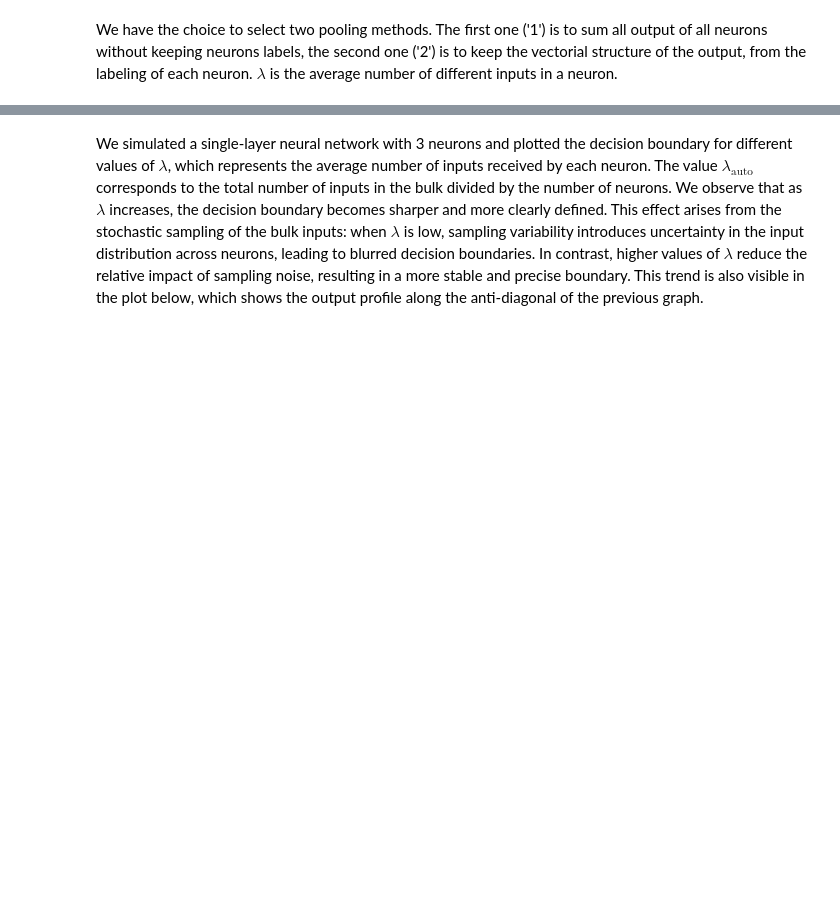
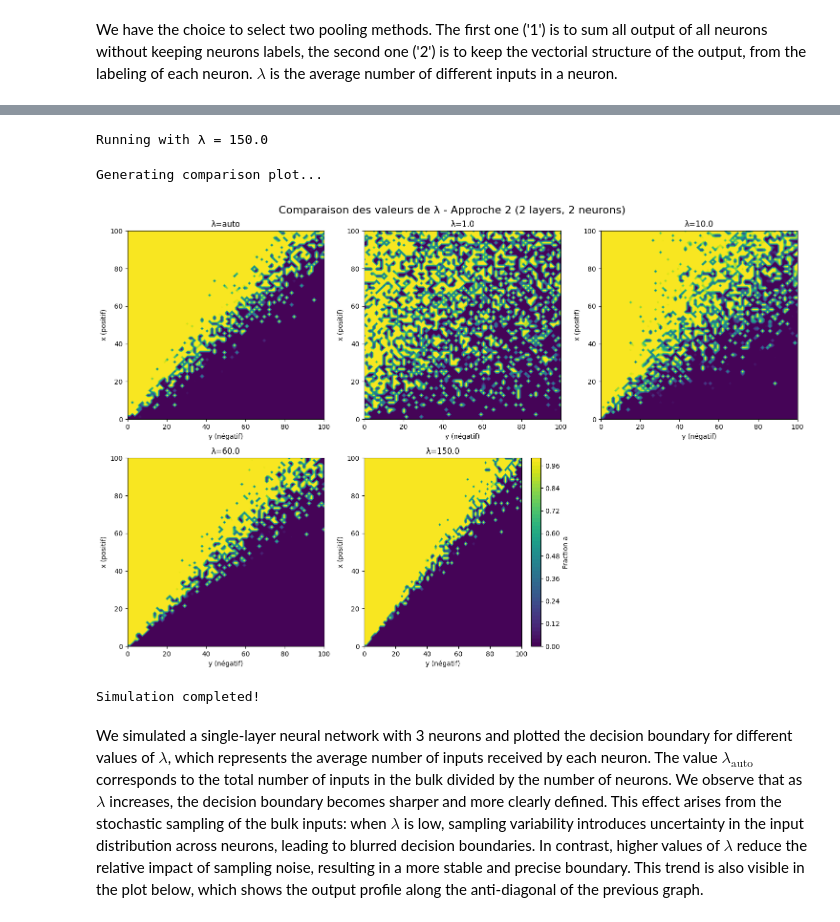
Before and after one commit to Aeronobase/Code-neural-network-with-CRNs, a Jupyter notebook: Notebook/Sym Neuron-3.Chemical neural network.ipynb, the cells around one changed output, grey strips where cells are left out. Drawn from its saved outputs; the diff is of its cells as text; code cells hidden in the pictures; blank space fills up the shorter version.

```diff
--- a/Notebook/Sym Neuron-3.Chemical neural network.ipynb
+++ b/Notebook/Sym Neuron-3.Chemical neural network.ipynb
@@ -136,0 +138,20 @@ from graphviz import Digraph
+# %%
+# Parametres globaux
+lambda_a = 1.0
+lambda_b = 1.0
+ka = 0.5
+kb = 0.5
+eta_a = 0.1
+eta_b = 0.1
+mu_ab = 0.2
+
+# Choix de l'approche: 1 = somme (approche 1), 2 = vectorielle (approche 2)
+approach = 2  # Changez ici pour switcher entre 1 ou 2
+# === SIMULATION PARAMETERS ===
+n_layers = 2          # Number of layers in the network
+n_neurons = 2          # Number of neurons per layer
+n_points = 80       # Number of points for x and y grids (50x50 = 2500 points)
+# Poids fixes pour tous les neurones
+neuron_weights = [(np.random.uniform(0.5, 1.5), np.random.uniform(0.5, 1.5))for _ in range(n_neurons)]
+# Test different lambda values
+lambda_values = [None, 1.0, 10.0, 60.0,150.0]
@@ -136,0 +240,56 @@ from graphviz import Digraph
+# %%
+# --- Main execution ---
+if __name__ == "__main__":
+
+
+
+    print(f"Testing λ values with approach {approach}")
+    print(f"Network: {n_layers} layers, {n_neurons} neurons per layer")
+    print(f"Grid: {n_points}x{n_points} points")
+    print("=" * 50)
+
+    results = {}
+
+    for lambda_val in lambda_values:
+        print(f"\nRunning with λ = {lambda_val if lambda_val is not None else 'auto'}")
+
+        # Run simulation
+        X_grid, Y_grid, Z_grid = run_simulation(n_layers, n_neurons, n_points, lambda_val)
+
+        # Store results
+        results[lambda_val] = (X_grid, Y_grid, Z_grid)
+
+    # Plot comparison
+    print("\nGenerating comparison plot...")
+
+    n_plots = len(lambda_values)
+    n_cols = math.ceil(math.sqrt(n_plots))
+    n_rows = math.ceil(n_plots / n_cols)
+
+    fig, axes = plt.subplots(n_rows, n_cols, figsize=(5 * n_cols, 5 * n_rows))
+    axes = np.atleast_1d(axes).flatten()  # toujours obtenir un tableau plat, même pour 1 subplot
+
+    for i, lambda_val in enumerate(lambda_values):
+        X_grid, Y_grid, Z_grid = results[lambda_val]
+
+        im = axes[i].contourf(Y_grid, X_grid, Z_grid, levels=50, cmap='viridis', vmin=0, vmax=1)
+
+        lambda_str = f"λ={lambda_val}" if lambda_val is not None else "λ=auto"
+        axes[i].set_title(lambda_str)
+        axes[i].set_xlabel('y (négatif)')
+        axes[i].set_ylabel('x (positif)')
+
+    # Add colorbar
+    cbar = plt.colorbar(im, ax=axes[i])
+    cbar.set_label('Fraction a', fontsize=10)
+
+    # Supprime les axes inutilisés si le nombre de subplots dépasse le nombre de lambda_values
+    for j in range(len(lambda_values), len(axes)):
+        fig.delaxes(axes[j])
+
+    plt.suptitle(f'Comparaison des valeurs de λ - Approche {approach} ({n_layers} layers, {n_neurons} neurons)', fontsize=16)
+    plt.tight_layout()
+    plt.show()
+
+print("\nSimulation completed!")
+# %% [output]
@@ -137,2 +305,6 @@ from graphviz import Digraph
+Running with λ = 150.0
+Generating comparison plot...
+[figure, added]
+Simulation completed!
 # %% [markdown]
 We simulated a single-layer neural network with 3 neurons and plotted the decision boundary for different values of $\lambda$, which represents the average number of inputs received by each neuron. The value $\lambda_{\text{auto}}$ corresponds to the total number of inputs in the bulk divided by the number of neurons. We observe that as $\lambda$ increases, the decision boundary becomes sharper and more clearly defined. This effect arises from the stochastic sampling of the bulk inputs: when $\lambda$ is low, sampling variability introduces uncertainty in the input distribution across neurons, leading to blurred decision boundaries. In contrast, higher values of $\lambda$ reduce the relative impact of sampling noise, resulting in a more stable and precise boundary. This trend is also visible in the plot below, which shows the output profile along the anti-diagonal of the previous graph.
```
Also changed, not shown: parts of 20 cells of this notebook, 3 other files.
